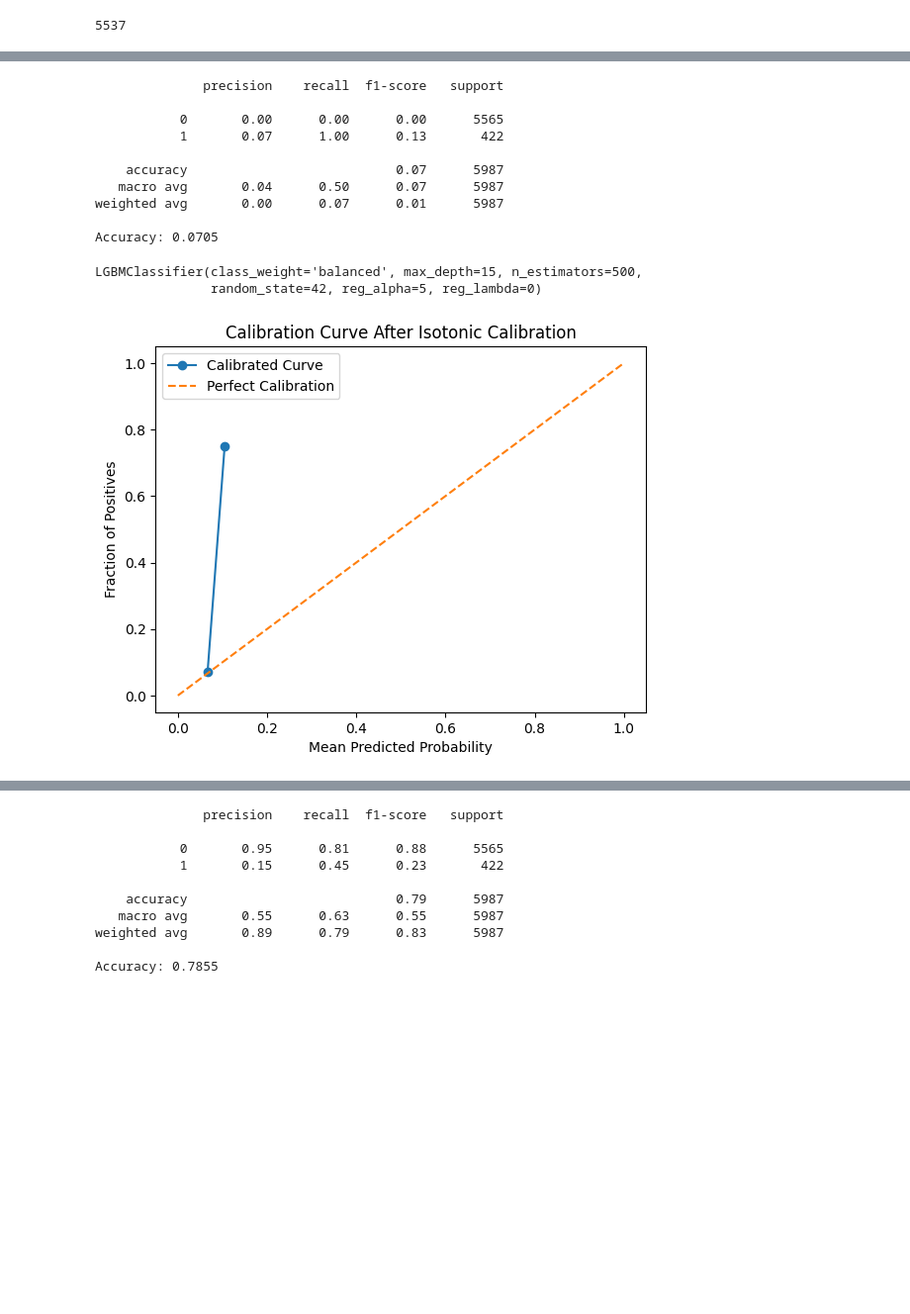
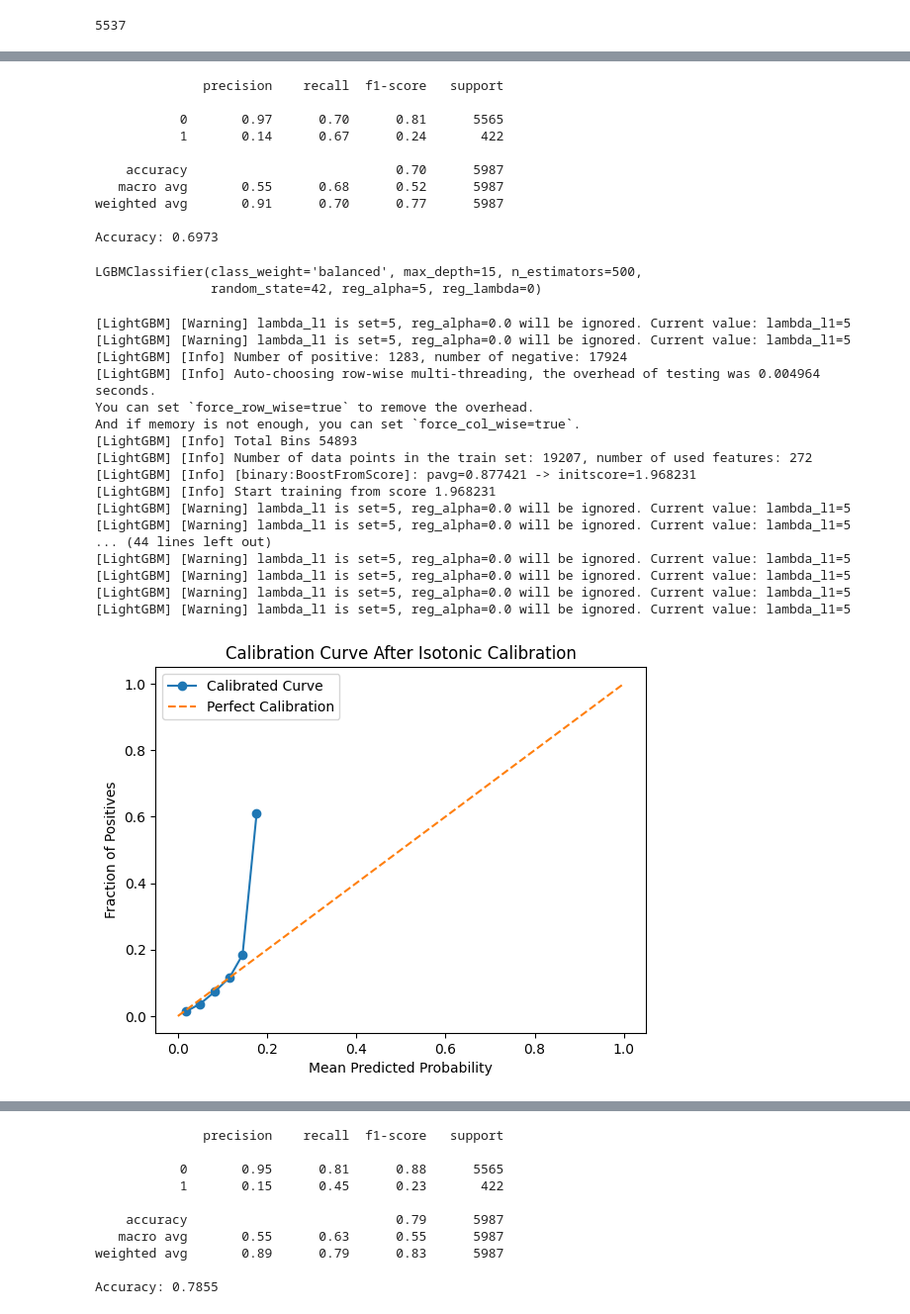
Before and after one commit to Mehranmzn/CL_prediction, a Jupyter notebook: notebooks/data_exploration.ipynb, the cells around one changed output, grey strips where cells are left out. Shown at 99% size. Saved outputs shown, nothing was run; the diff lists cells and outputs as text; code cells hidden in the pictures; blank space fills up the shorter version.

```diff
--- a/notebooks/data_exploration.ipynb
+++ b/notebooks/data_exploration.ipynb
@@ -9,3 +9,5 @@ from matplotlib.colors import ListedColormap, LinearSegmentedColormap
 credit = pd.read_csv('../data/credit_applications.csv')
 customers = pd.read_csv('../data/customers.csv')
 df = pd.merge(credit, customers, on=['client_nr', 'yearmonth'], how='outer')  # You can change 'outer' to 'inner', 'left', or 'right' as needed
+# %%
+df['number_rows'] = df.groupby('client_nr')['client_nr'].transform('count')
@@ -300,20 +318,20 @@ def add_lagged_and_statistical_features(data, group_col, features):
             data[f'{feature}_lag_{lag}'] = data.groupby(group_col)[feature].shift(lag)
 
     # Min, Max, Mean, and Std for the previous 2, 3, 4, 5, 6 months
-    # for window_size in range(2, 7):
-    #     for feature in features:
-    #         data[f'{feature}_min_last_{window_size}'] = data.groupby(group_col)[feature].transform(
-    #             lambda x: x.shift().rolling(window=window_size, min_periods=1).min()
-    #         )
-    #         data[f'{feature}_max_last_{window_size}'] = data.groupby(group_col)[feature].transform(
-    #             lambda x: x.shift().rolling(window=window_size, min_periods=1).max()
-    #         )
-    #         data[f'{feature}_mean_last_{window_size}'] = data.groupby(group_col)[feature].transform(
-    #             lambda x: x.shift().rolling(window=window_size, min_periods=1).mean()
-    #         )
-    #         data[f'{feature}_std_last_{window_size}'] = data.groupby(group_col)[feature].transform(
-    #             lambda x: x.shift().rolling(window=window_size, min_periods=1).std()
-    #         )
+    for window_size in range(2, 7):
+        for feature in features:
+            data[f'{feature}_min_last_{window_size}'] = data.groupby(group_col)[feature].transform(
+                lambda x: x.shift().rolling(window=window_size, min_periods=1).min()
+            )
+            data[f'{feature}_max_last_{window_size}'] = data.groupby(group_col)[feature].transform(
+                lambda x: x.shift().rolling(window=window_size, min_periods=1).max()
+            )
+            data[f'{feature}_mean_last_{window_size}'] = data.groupby(group_col)[feature].transform(
+                lambda x: x.shift().rolling(window=window_size, min_periods=1).mean()
+            )
+            data[f'{feature}_std_last_{window_size}'] = data.groupby(group_col)[feature].transform(
+                lambda x: x.shift().rolling(window=window_size, min_periods=1).std()
+            )
 
     # Handle missing values with backward fill and median replacement
     data = data.groupby(group_col).apply(lambda group: group.fillna(method='bfill'))
@@ -608,7 +653,7 @@ AdaBoost Test Precision: 0.11006289308176101
 # %%
 import seaborn as sns
 
-model = best_models['AdaBoost']
+model = best_models['hist_gradient_boosting']
 y_pred_proba = model.predict_proba(X_test)[:, 1]
 # Plot density of predicted probabilities
 plt.figure(figsize=(8, 6))
@@ -616,6 +661,7 @@ sns.kdeplot(y_pred_proba, fill=True, color='blue', alpha=0.7)
 plt.title('Predicted Probability Density Plot')
 plt.xlabel('Predicted Probability')
 plt.ylabel('Density')
+plt.xlim(0, 1)
 plt.grid(axis='y', linestyle='--', alpha=0.7)
 plt.show()
 # %% [output]
@@ -638,7 +690,7 @@ plt.show()
 # %%
 # Adjust the prediction threshold
 from sklearn.metrics import classification_report, accuracy_score
-threshold = 0.1 # You can change this value if needed
+threshold = 0.5 # You can change this value if needed
 y_pred_proba = model.predict_proba(X_test)[:, 1]
 
 y_pred = (y_pred_proba > threshold).astype(int)
@@ -654,14 +706,14 @@ print(f"Accuracy: {accuracy:.4f}")
 # %% [output]
               precision    recall  f1-score   support
 
-           0       0.00      0.00      0.00      5565
-           1       0.07      1.00      0.13       422
+           0       0.97      0.70      0.81      5565
+           1       0.14      0.67      0.24       422
 
-    accuracy                           0.07      5987
-   macro avg       0.04      0.50      0.07      5987
-weighted avg       0.00      0.07      0.01      5987
+    accuracy                           0.70      5987
+   macro avg       0.55      0.68      0.52      5987
+weighted avg       0.91      0.70      0.77      5987
 
-Accuracy: 0.0705
+Accuracy: 0.6973
 # %%
 print(best_model)
 # %% [output]
@@ -670,25 +722,42 @@ LGBMClassifier(class_weight='balanced', max_depth=15, n_estimators=500,
 # %%
 from sklearn.calibration import CalibratedClassifierCV
 
 # Wrap the existing model with calibration
 # Wrap the model with calibration
 calibrated_model = CalibratedClassifierCV(base_estimator=model)
 calibrated_model.fit(X_train, y_train)
 
 # Predict calibrated probabilities
 y_pred_proba_calibrated = calibrated_model.predict_proba(X_test)[:, 1]
 
 # Plot the calibration curve
-prob_true, prob_pred = calibration_curve(y_test, y_pred_proba_calibrated, n_bins=10)
+prob_true, prob_pred = calibration_curve(y_test, y_pred_proba_calibrated, n_bins=30)
 plt.plot(prob_pred, prob_true, marker='o', label='Calibrated Curve')
 plt.plot([0, 1], [0, 1], linestyle='--', label='Perfect Calibration')
 plt.xlabel('Mean Predicted Probability')
 plt.ylabel('Fraction of Positives')
 plt.legend()
 plt.title('Calibration Curve After Isotonic Calibration')
 plt.show()
 # %% [output]
+[LightGBM] [Warning] lambda_l1 is set=5, reg_alpha=0.0 will be ignored. Current value: lambda_l1=5
+[LightGBM] [Warning] lambda_l1 is set=5, reg_alpha=0.0 will be ignored. Current value: lambda_l1=5
+[LightGBM] [Info] Number of positive: 1283, number of negative: 17924
+[LightGBM] [Info] Auto-choosing row-wise multi-threading, the overhead of testing was 0.004964 seconds.
+You can set `force_row_wise=true` to remove the overhead.
+And if memory is not enough, you can set `force_col_wise=true`.
+[LightGBM] [Info] Total Bins 54893
+[LightGBM] [Info] Number of data points in the train set: 19207, number of used features: 272
+[LightGBM] [Info] [binary:BoostFromScore]: pavg=0.877421 -> initscore=1.968231
+[LightGBM] [Info] Start training from score 1.968231
+[LightGBM] [Warning] lambda_l1 is set=5, reg_alpha=0.0 will be ignored. Current value: lambda_l1=5
+[LightGBM] [Warning] lambda_l1 is set=5, reg_alpha=0.0 will be ignored. Current value: lambda_l1=5
+... (44 lines left out)
+[LightGBM] [Warning] lambda_l1 is set=5, reg_alpha=0.0 will be ignored. Current value: lambda_l1=5
+[LightGBM] [Warning] lambda_l1 is set=5, reg_alpha=0.0 will be ignored. Current value: lambda_l1=5
+[LightGBM] [Warning] lambda_l1 is set=5, reg_alpha=0.0 will be ignored. Current value: lambda_l1=5
+[LightGBM] [Warning] lambda_l1 is set=5, reg_alpha=0.0 will be ignored. Current value: lambda_l1=5
-[figure, old version]
+[figure, new version]
 # %%
 from sklearn.metrics import classification_report
 from sklearn.metrics import mean_squared_error, accuracy_score
```
Also changed, not shown: parts of 13 cells of this notebook, 4 other files.
